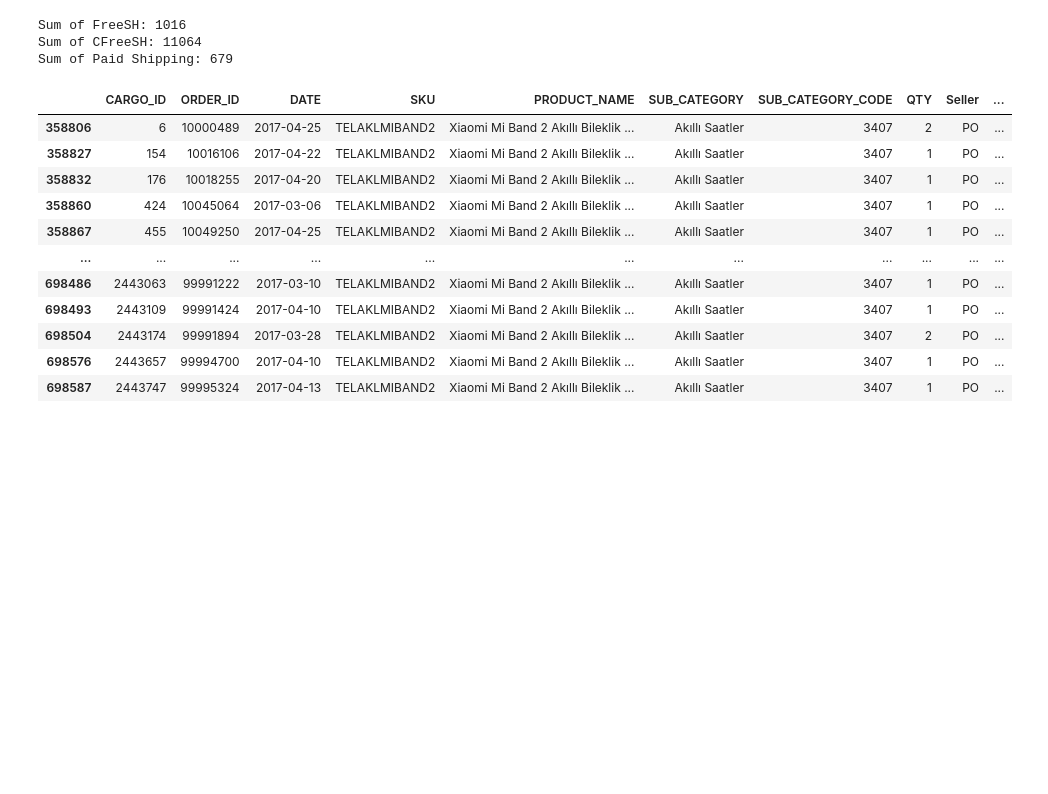
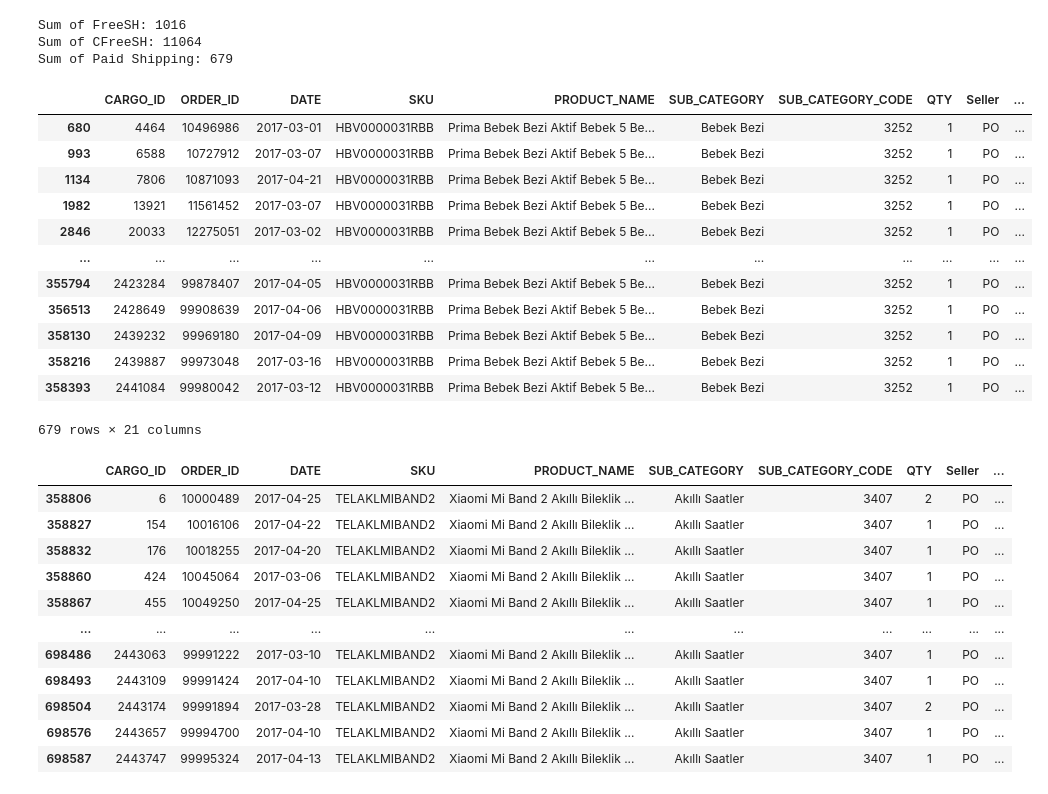
Before and after one commit to fatmanuryaman/Measuring-The-Effects-Of-Free-Shipping-Alternatives, a Jupyter notebook: Emre-Tevfik.ipynb, the cells around one changed output. Cells and saved outputs as stored; diff of their text form; code cells hidden in the pictures; blank space fills up the shorter version.

```diff
--- a/Emre-Tevfik.ipynb
+++ b/Emre-Tevfik.ipynb
@@ -1419,6 +1419,22 @@ print(f"Sum of Paid Shipping: {sum_others}")
 Sum of FreeSH: 1016
 Sum of CFreeSH: 11064
 Sum of Paid Shipping: 679
+# %%
+df[(df['SKU'] == 'HBV0000031RBB') & (df['CFreeSH'] == 0) & (df['FreeSH'] == 0)]
+# %% [output]
+|  | CARGO_ID | ORDER_ID | DATE | SKU | PRODUCT_NAME | SUB_CATEGORY | SUB_CATEGORY_CODE | QTY | Seller | ... |
+| 680 | 4464 | 10496986 | 2017-03-01 | HBV0000031RBB | Prima Bebek Bezi Aktif Bebek 5 Be... | Bebek Bezi | 3252 | 1 | PO | ... |
+| 993 | 6588 | 10727912 | 2017-03-07 | HBV0000031RBB | Prima Bebek Bezi Aktif Bebek 5 Be... | Bebek Bezi | 3252 | 1 | PO | ... |
+| 1134 | 7806 | 10871093 | 2017-04-21 | HBV0000031RBB | Prima Bebek Bezi Aktif Bebek 5 Be... | Bebek Bezi | 3252 | 1 | PO | ... |
+| 1982 | 13921 | 11561452 | 2017-03-07 | HBV0000031RBB | Prima Bebek Bezi Aktif Bebek 5 Be... | Bebek Bezi | 3252 | 1 | PO | ... |
+| 2846 | 20033 | 12275051 | 2017-03-02 | HBV0000031RBB | Prima Bebek Bezi Aktif Bebek 5 Be... | Bebek Bezi | 3252 | 1 | PO | ... |
+| ... | ... | ... | ... | ... | ... | ... | ... | ... | ... | ... |
+| 355794 | 2423284 | 99878407 | 2017-04-05 | HBV0000031RBB | Prima Bebek Bezi Aktif Bebek 5 Be... | Bebek Bezi | 3252 | 1 | PO | ... |
+| 356513 | 2428649 | 99908639 | 2017-04-06 | HBV0000031RBB | Prima Bebek Bezi Aktif Bebek 5 Be... | Bebek Bezi | 3252 | 1 | PO | ... |
+| 358130 | 2439232 | 99969180 | 2017-04-09 | HBV0000031RBB | Prima Bebek Bezi Aktif Bebek 5 Be... | Bebek Bezi | 3252 | 1 | PO | ... |
+| 358216 | 2439887 | 99973048 | 2017-03-16 | HBV0000031RBB | Prima Bebek Bezi Aktif Bebek 5 Be... | Bebek Bezi | 3252 | 1 | PO | ... |
+| 358393 | 2441084 | 99980042 | 2017-03-12 | HBV0000031RBB | Prima Bebek Bezi Aktif Bebek 5 Be... | Bebek Bezi | 3252 | 1 | PO | ... |
+679 rows × 21 columns
 # %%
 df_regres_2 = df[df['SKU'] == 'TELAKLMIBAND2']
 df_regres_2
```
Also changed, not shown: parts of 16 cells of this notebook.
